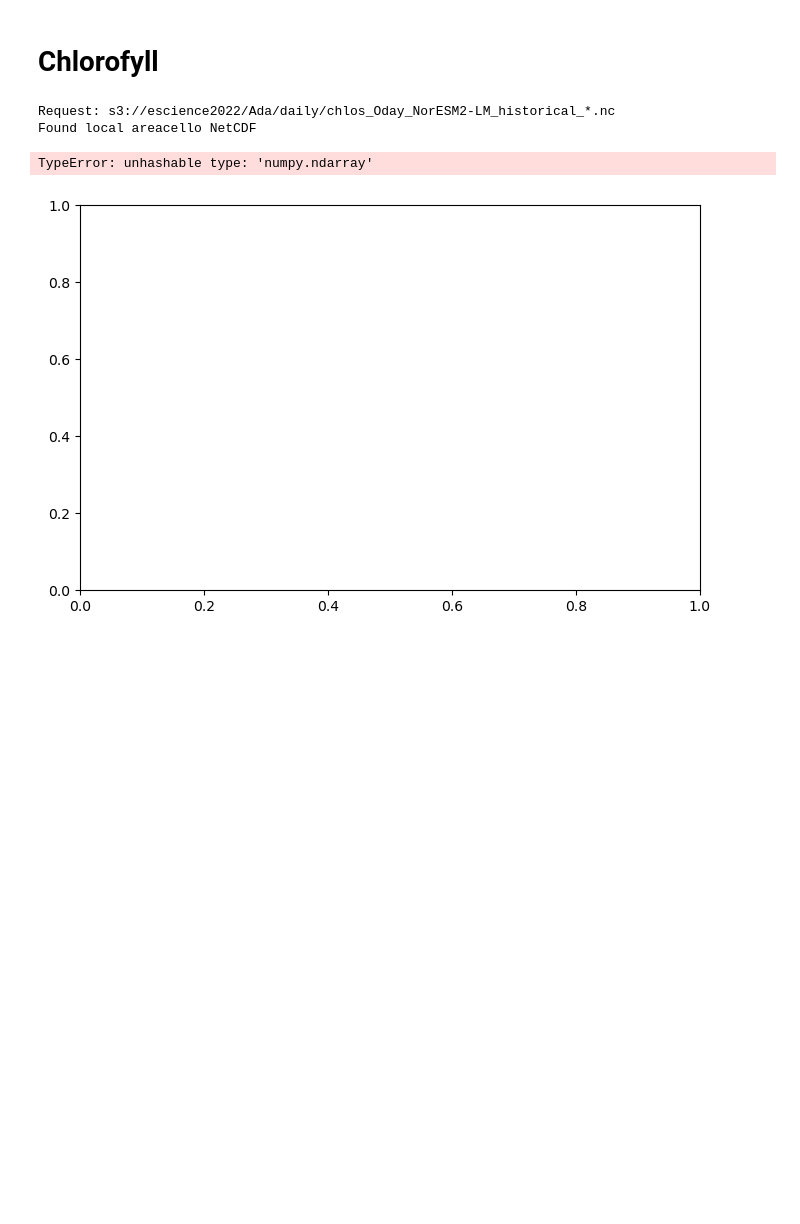
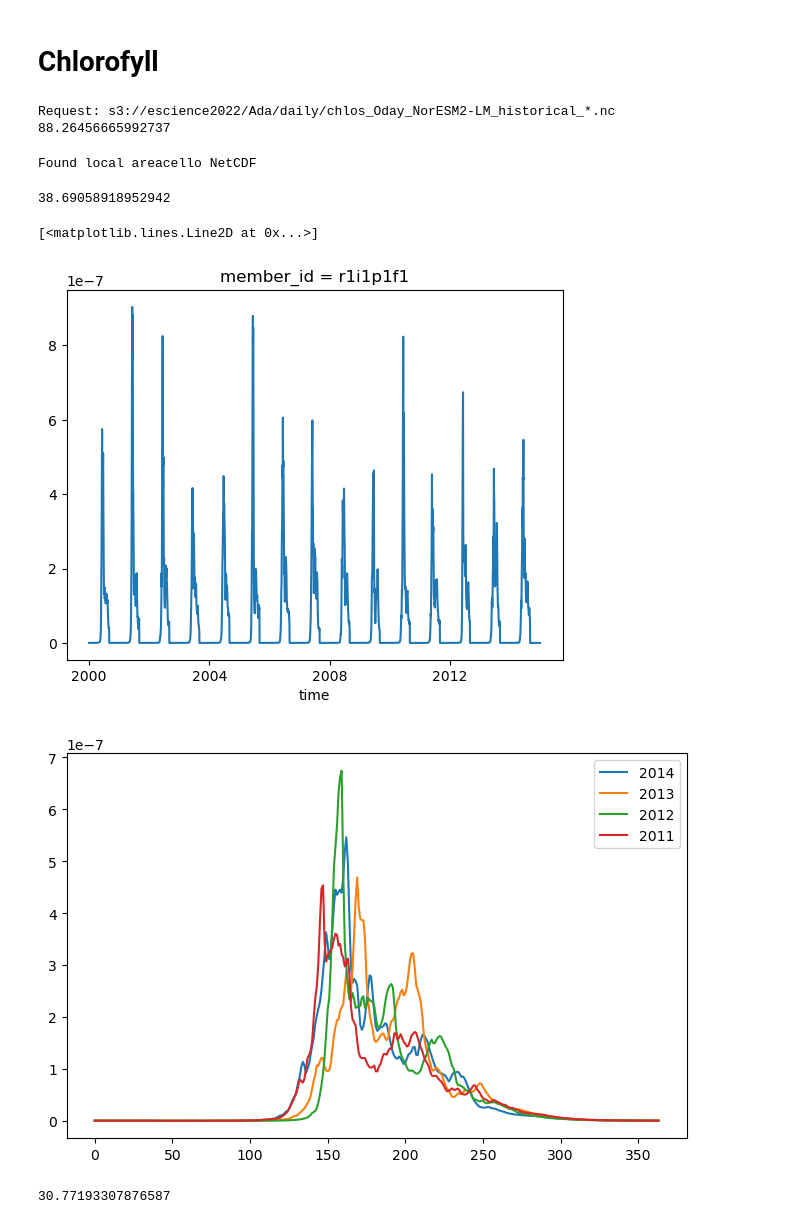
Before and after one commit to eScience-course/Tjaernoe2022-group6, a Jupyter notebook: notebooks/Stian/main.ipynb, the cells around one changed output. Drawn from its saved outputs; the diff is of its cells as text; code cells hidden in the pictures; blank space fills up the shorter version.

```diff
--- a/notebooks/Stian/main.ipynb
+++ b/notebooks/Stian/main.ipynb
@@ -49,22 +71,44 @@ SImeanSeptember.plot()
 # %% [markdown]
 # Chlorofyll
 # %%
-chlos = clip_to_region(get_bucket_data('chlos', time_res='daily', thing='Oday',
-                                       experiment='historical', last_n_files=1))
-chlos_mean = regional_average(chlos)
+start = time.time()
+chlos = clip_to_months(clip_to_region(get_bucket_data('chlos', time_res='daily', thing='Oday',
+                                       experiment='historical', last_n_files=2)), 4, 8)
+print(time.time() - start)
 # %% [output]
 Request: s3://escience2022/Ada/daily/chlos_Oday_NorESM2-LM_historical_*.nc
-Found local areacello NetCDF
+88.26456665992737
+# %%
+chlos_mean = regional_average(chlos['chlos'])
+# %% [output]
+Found local areacello NetCDF
+# %%
+start = time.time()
+with ProgressBar():
+    chlos_mean.compute()
+print(time.time() - start)
+# %% [output]
+38.69058918952942
+# %%
+chlos_mean.plot()
+# %% [output]
+[<matplotlib.lines.Line2D at 0x...>]
+[figure, added]
 # %%
+start = time.time()
 fig, ax = plt.subplots(figsize=(8, 5))
-chlos_mean.chlos.isel(time=slice(-365, -1)).plot(x=np.arange(365), ax=ax, color='r', label='2014')
-#chlos_mean.chlos.isel(time=slice(-2*365, -365)).plot(x='time.day', ax=ax, color='g', label='2013')
+
+[ax.plot(np.arange(364), chlos_mean.isel(time=slice(-(i+1)*365, -i*365-1)), label=2014-i) for i in range(4)]
+
+#chlos_mean.chlos.isel(time=slice(-365, -1)).plot(ax=ax, color='r', label='2014')
+#chlos_mean.chlos.isel(time=slice(-2*365, -365)).plot(ax=ax, color='g', label='2013')
 #chlos_mean.chlos.isel(time=slice(-3*365, -2*365)).plot(ax=ax, color='b', label='2012')
 #chlos_mean.chlos.isel(time=slice(-4*365, -3*365)).plot(ax=ax, color='y', label='2011')
 ax.legend()
 plt.show()
+print(time.time() - start)
 # %% [output]
+[figure, new version]
-TypeError: unhashable type: 'numpy.ndarray'
+30.77193307876587
-[figure, old version]
 # %% [markdown]
 månedlig noresm chlos for å se peak, plotte oppå /OBS-ESACCI-OC/
```
Also changed, not shown: parts of 7 cells of this notebook, 2 other files.
